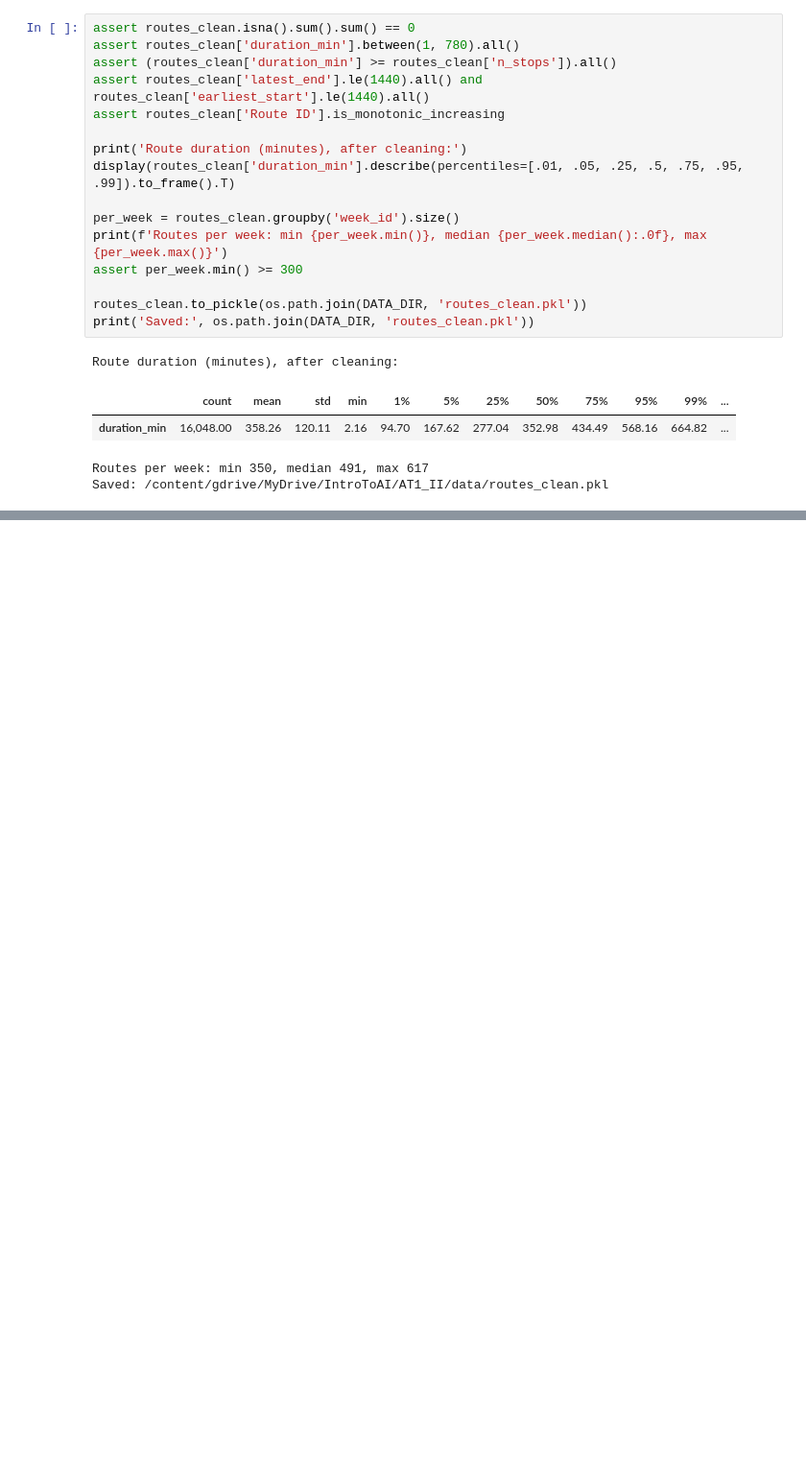
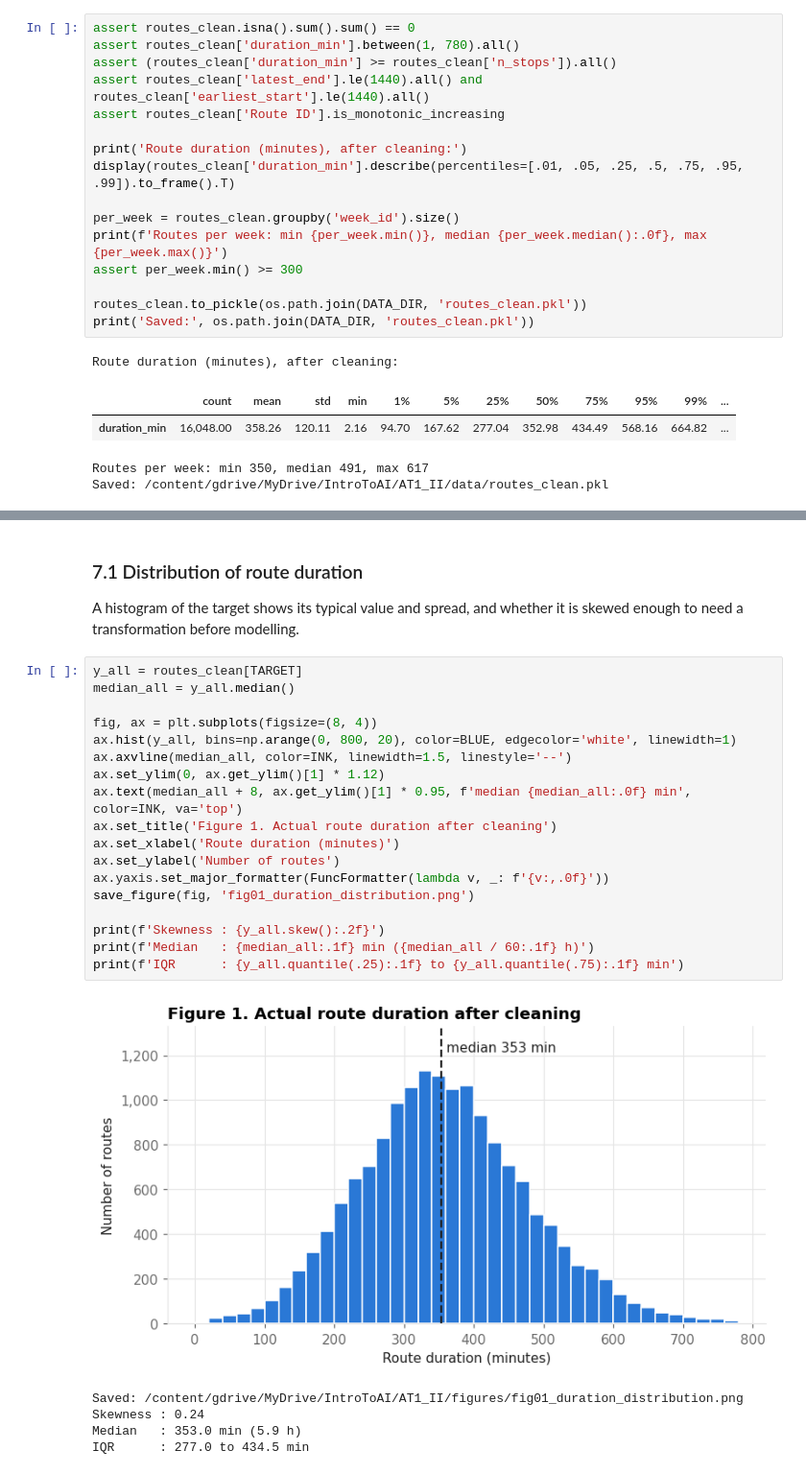
Before and after one commit to brucenguyen0302-code/last-mile-route-duration, a Jupyter notebook: notebooks/AT1_II_route_duration.ipynb, the cells around one changed output, grey strips where cells are left out. Shown at 96% size. Drawn from its saved outputs; the diff is of its cells as text; blank space fills up the shorter version.

Commit message:
Explore cleaned routes and save figures 1-4

```diff
--- a/notebooks/AT1_II_route_duration.ipynb
+++ b/notebooks/AT1_II_route_duration.ipynb
@@ -379,0 +432,29 @@ Saved: /content/gdrive/MyDrive/IntroToAI/AT1_II/data/routes_clean.pkl
+# %% [markdown]
+### 7.1 Distribution of route duration
+
+A histogram of the target shows its typical value and spread, and whether it is skewed enough to need a
+transformation before modelling.
+# %%
+y_all = routes_clean[TARGET]
+median_all = y_all.median()
+
+fig, ax = plt.subplots(figsize=(8, 4))
+ax.hist(y_all, bins=np.arange(0, 800, 20), color=BLUE, edgecolor='white', linewidth=1)
+ax.axvline(median_all, color=INK, linewidth=1.5, linestyle='--')
+ax.set_ylim(0, ax.get_ylim()[1] * 1.12)
+ax.text(median_all + 8, ax.get_ylim()[1] * 0.95, f'median {median_all:.0f} min', color=INK, va='top')
+ax.set_title('Figure 1. Actual route duration after cleaning')
+ax.set_xlabel('Route duration (minutes)')
+ax.set_ylabel('Number of routes')
+ax.yaxis.set_major_formatter(FuncFormatter(lambda v, _: f'{v:,.0f}'))
+save_figure(fig, 'fig01_duration_distribution.png')
+
+print(f'Skewness : {y_all.skew():.2f}')
+print(f'Median   : {median_all:.1f} min ({median_all / 60:.1f} h)')
+print(f'IQR      : {y_all.quantile(.25):.1f} to {y_all.quantile(.75):.1f} min')
+# %% [output]
+[figure, added]
+Saved: /content/gdrive/MyDrive/IntroToAI/AT1_II/figures/fig01_duration_distribution.png
+Skewness : 0.24
+Median   : 353.0 min (5.9 h)
+IQR      : 277.0 to 434.5 min
```
Also changed, not shown: parts of 10 cells of this notebook.
